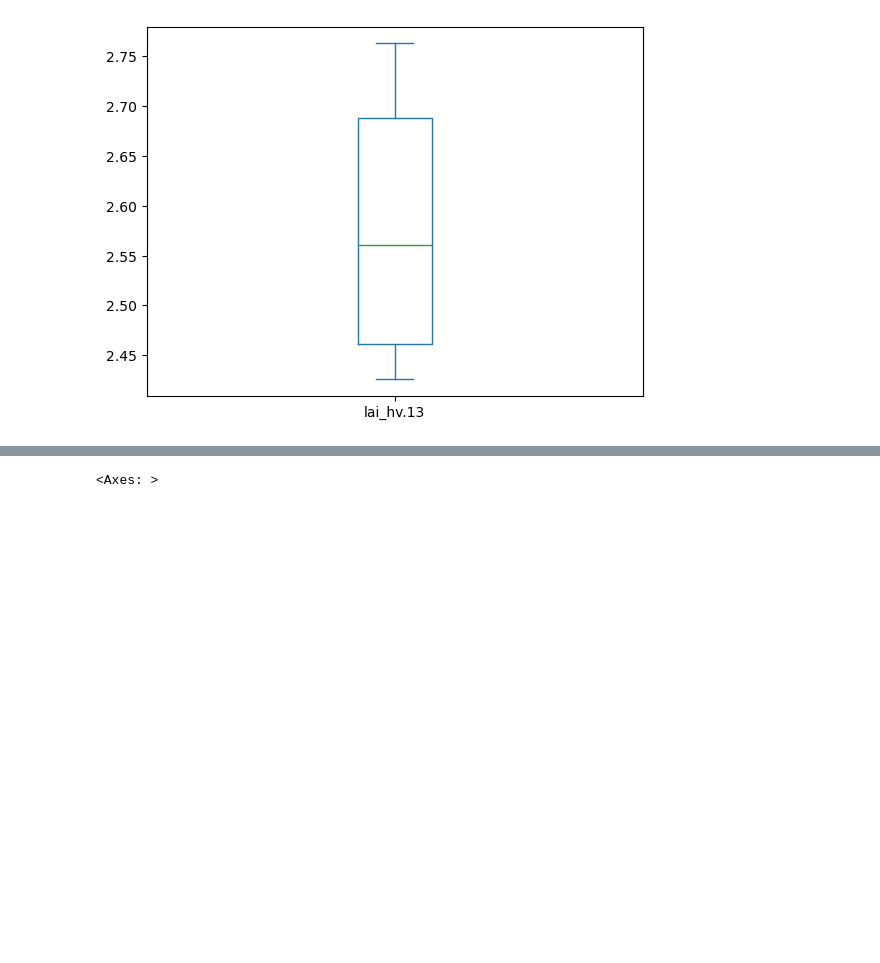
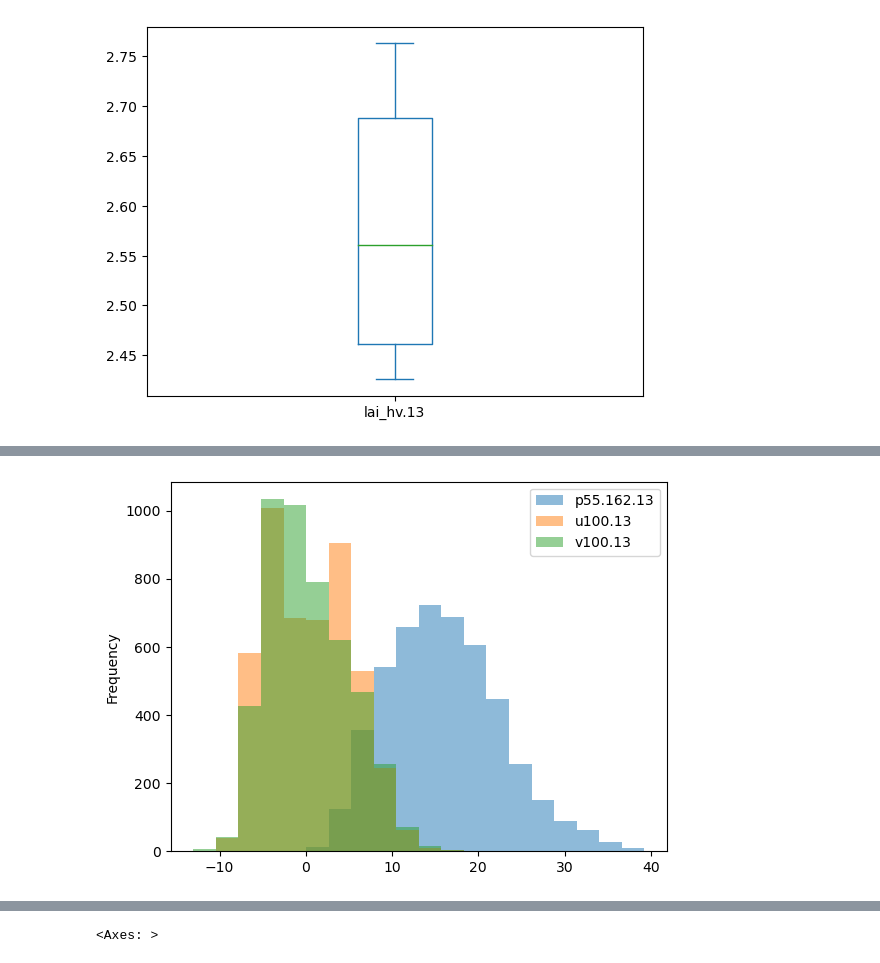
Before and after one commit to NicolasLamotteUC3M/p1_aprendizaje_automatico_Jaime_Nicolas, a Jupyter notebook: NotebookFinal.ipynb, the cells around one changed output, grey strips where cells are left out. Drawn from its saved outputs; the diff is of its cells as text; code cells hidden in the pictures; blank space fills up the shorter version.

```diff
--- a/NotebookFinal.ipynb
+++ b/NotebookFinal.ipynb
@@ -271,0 +305,13 @@ Estas variables no tienen ningún valor fuera del Q1 y del Q3. Ahora vamos a ana
+# %%
+import matplotlib.pyplot as plt
+
+# Crear una figura y ejes para subgráficos
+fig, ax = plt.subplots()
+
+# Trazar histogramas para las tres series en el mismo subgráfico
+datos_filtrados[['p55.162.13', 'u100.13', 'v100.13']].plot.hist(alpha=0.5, bins=20, ax=ax)
+
+# Mostrar el gráfico
+plt.show()
+# %% [output]
+[figure, added]
```
Also changed, not shown: parts of 69 cells of this notebook.
